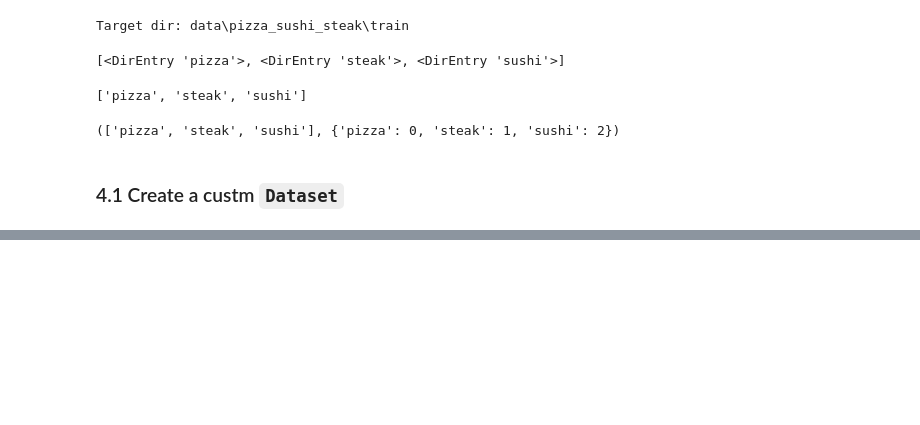
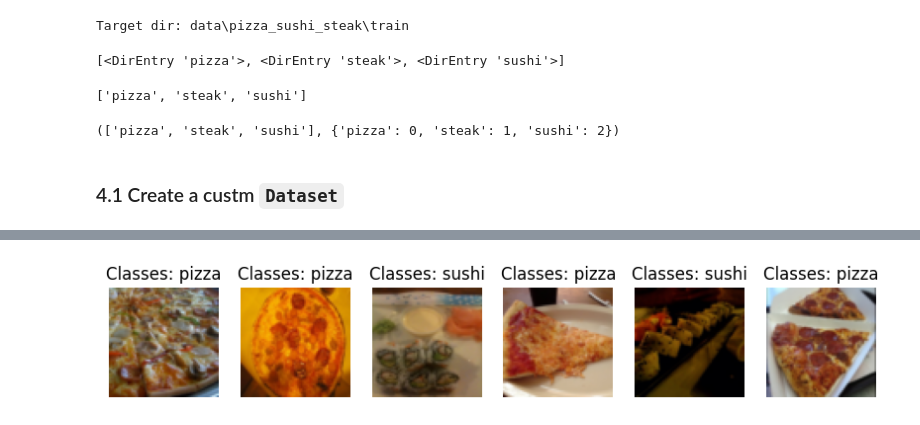
Before and after one commit to MahdiAmrollahi/pytorch-ZTM, a Jupyter notebook: 04_pytorch_custom_dataset.ipynb, the cells around one changed output, grey strips where cells are left out. Cells and saved outputs as stored; diff of their text form; code cells hidden in the pictures; blank space fills up the shorter version.

```diff
--- a/04_pytorch_custom_dataset.ipynb
+++ b/04_pytorch_custom_dataset.ipynb
@@ -293,17 +293,20 @@ class ImageFolderCustom(Dataset):
 
     def load_image(self, index: int):
         image_path = self.paths[index]
-        return cv.imread(image_path)
+        # return read_image(image_path)
+        img = cv.imread(image_path)
+        return cv.cvtColor(img, cv.COLOR_BGR2RGB)
 
     def __len__(self):
         return len(self.paths)
 
     def __getitem__(self, index: int):
         img = self.load_image(index)
-        class_name = self.path[index].parent.name
+        class_name = self.paths[index].parent.name
         class_idx = self.class_to_idx[class_name]
 
         if self.transform:
+            # return self.transform(img.permute(1,2,0).numpy()), class_idx
             return self.transform(img), class_idx
         else:
             return img, class_idx
@@ -309,0 +325,7 @@ class ImageFolderCustom(Dataset):
+# %%
+train_data_custom = ImageFolderCustom(targ_dir=train_dir,
+                                        transform=train_tranforms)
+
+test_data_custom = ImageFolderCustom(targ_dir=test_dir,
+                                        transform=test_tranforms)
+train_data_custom, test_data_custom
@@ -309,0 +386,8 @@ class ImageFolderCustom(Dataset):
+# %%
+# Display random images from train_data_custom
+display_random_images(train_data_custom,
+                        n=6,
+                        classes=class_names,
+                        seed=None)
+# %% [output]
+[figure, added]
```
Also changed, not shown: parts of 9 cells of this notebook.
